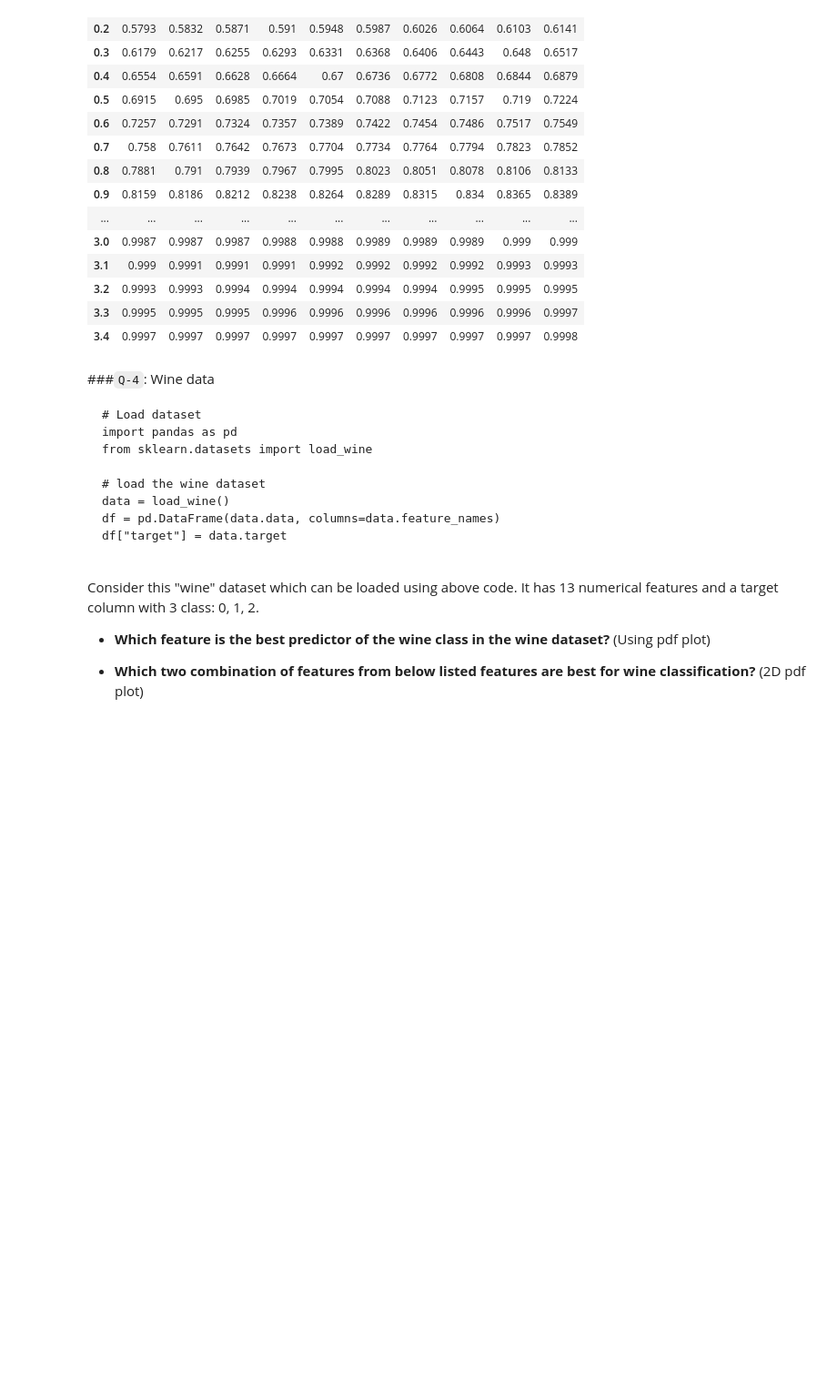
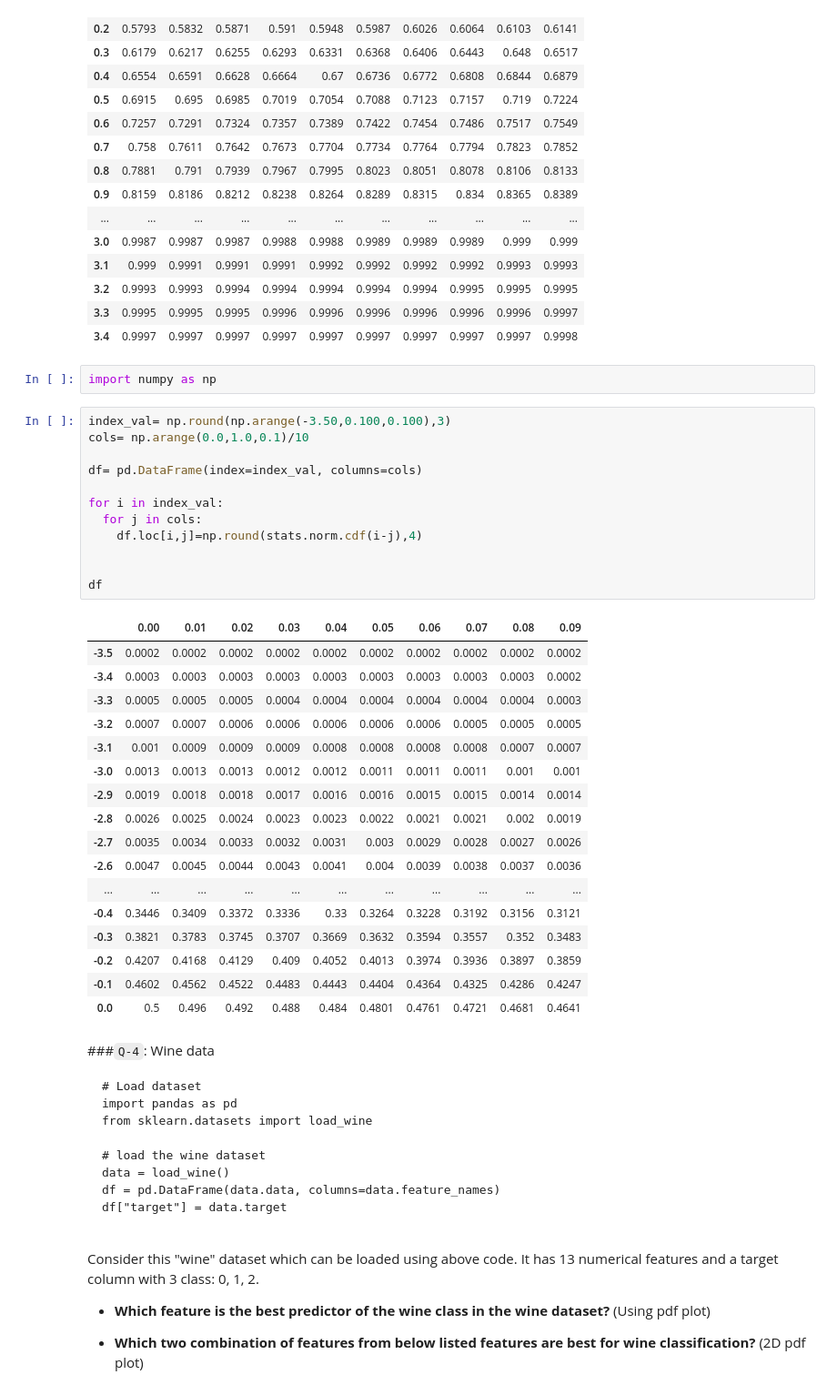
Before and after one commit to datafreak-adi/practice_ignore, a Jupyter notebook: Normal Distribution(task_41).ipynb, the cells around one changed output. Shown at 91% size. Saved outputs shown, nothing was run; the diff lists cells and outputs as text; blank space fills up the shorter version.

````diff
--- a/Normal Distribution(task_41).ipynb
+++ b/Normal Distribution(task_41).ipynb
@@ -91,6 +91,38 @@ df
 | 3.2 | 0.9993 | 0.9993 | 0.9994 | 0.9994 | 0.9994 | 0.9994 | 0.9994 | 0.9995 | 0.9995 | 0.9995 |
 | 3.3 | 0.9995 | 0.9995 | 0.9995 | 0.9996 | 0.9996 | 0.9996 | 0.9996 | 0.9996 | 0.9996 | 0.9997 |
 | 3.4 | 0.9997 | 0.9997 | 0.9997 | 0.9997 | 0.9997 | 0.9997 | 0.9997 | 0.9997 | 0.9997 | 0.9998 |
+# %%
+import numpy as np
+# %%
+index_val= np.round(np.arange(-3.50,0.100,0.100),3)
+cols= np.arange(0.0,1.0,0.1)/10
+
+df= pd.DataFrame(index=index_val, columns=cols)
+
+for i in index_val:
+  for j in cols:
+    df.loc[i,j]=np.round(stats.norm.cdf(i-j),4)
+
+
+df
+# %% [output]
+|  | 0.00 | 0.01 | 0.02 | 0.03 | 0.04 | 0.05 | 0.06 | 0.07 | 0.08 | 0.09 |
+| -3.5 | 0.0002 | 0.0002 | 0.0002 | 0.0002 | 0.0002 | 0.0002 | 0.0002 | 0.0002 | 0.0002 | 0.0002 |
+| -3.4 | 0.0003 | 0.0003 | 0.0003 | 0.0003 | 0.0003 | 0.0003 | 0.0003 | 0.0003 | 0.0003 | 0.0002 |
+| -3.3 | 0.0005 | 0.0005 | 0.0005 | 0.0004 | 0.0004 | 0.0004 | 0.0004 | 0.0004 | 0.0004 | 0.0003 |
+| -3.2 | 0.0007 | 0.0007 | 0.0006 | 0.0006 | 0.0006 | 0.0006 | 0.0006 | 0.0005 | 0.0005 | 0.0005 |
+| -3.1 | 0.001 | 0.0009 | 0.0009 | 0.0009 | 0.0008 | 0.0008 | 0.0008 | 0.0008 | 0.0007 | 0.0007 |
+| -3.0 | 0.0013 | 0.0013 | 0.0013 | 0.0012 | 0.0012 | 0.0011 | 0.0011 | 0.0011 | 0.001 | 0.001 |
+| -2.9 | 0.0019 | 0.0018 | 0.0018 | 0.0017 | 0.0016 | 0.0016 | 0.0015 | 0.0015 | 0.0014 | 0.0014 |
+| -2.8 | 0.0026 | 0.0025 | 0.0024 | 0.0023 | 0.0023 | 0.0022 | 0.0021 | 0.0021 | 0.002 | 0.0019 |
+| -2.7 | 0.0035 | 0.0034 | 0.0033 | 0.0032 | 0.0031 | 0.003 | 0.0029 | 0.0028 | 0.0027 | 0.0026 |
+| -2.6 | 0.0047 | 0.0045 | 0.0044 | 0.0043 | 0.0041 | 0.004 | 0.0039 | 0.0038 | 0.0037 | 0.0036 |
+| ... | ... | ... | ... | ... | ... | ... | ... | ... | ... | ... |
+| -0.4 | 0.3446 | 0.3409 | 0.3372 | 0.3336 | 0.33 | 0.3264 | 0.3228 | 0.3192 | 0.3156 | 0.3121 |
+| -0.3 | 0.3821 | 0.3783 | 0.3745 | 0.3707 | 0.3669 | 0.3632 | 0.3594 | 0.3557 | 0.352 | 0.3483 |
+| -0.2 | 0.4207 | 0.4168 | 0.4129 | 0.409 | 0.4052 | 0.4013 | 0.3974 | 0.3936 | 0.3897 | 0.3859 |
+| -0.1 | 0.4602 | 0.4562 | 0.4522 | 0.4483 | 0.4443 | 0.4404 | 0.4364 | 0.4325 | 0.4286 | 0.4247 |
+| 0.0 | 0.5 | 0.496 | 0.492 | 0.488 | 0.484 | 0.4801 | 0.4761 | 0.4721 | 0.4681 | 0.4641 |
 # %% [markdown]
 ###`Q-4`: Wine data
 ```
````
Also changed, not shown: parts of 3 cells of this notebook.
